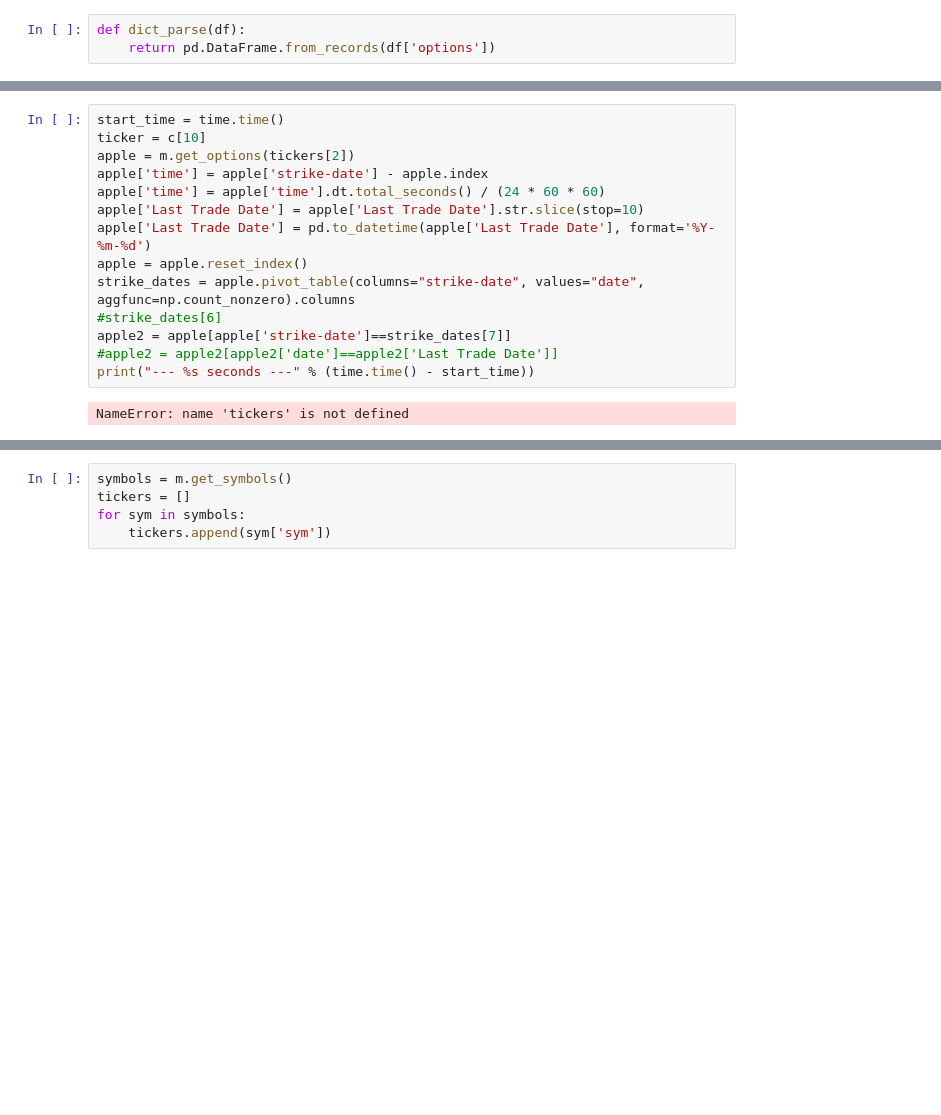
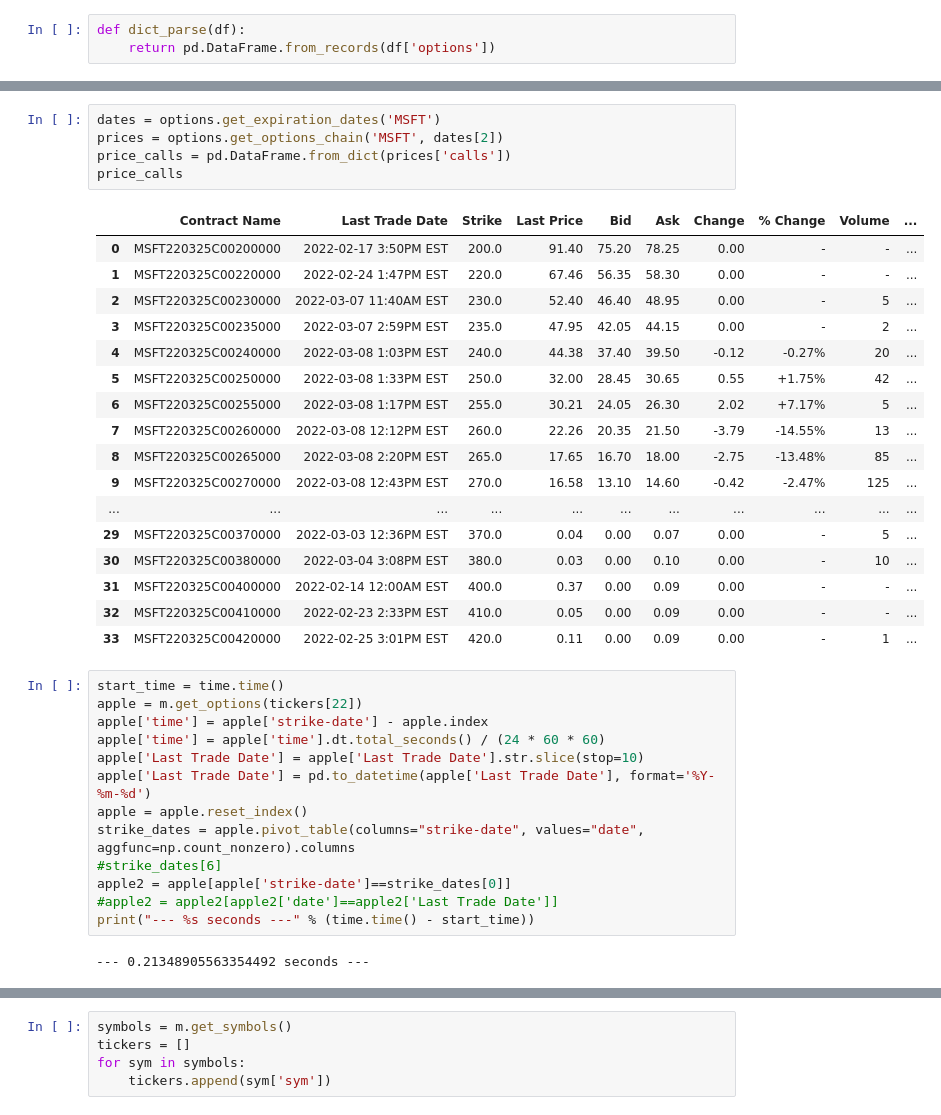
Before and after one commit to andermy/yahooScraper, a Jupyter notebook: test.ipynb, the cells around one changed output, grey strips where cells are left out. Cells and saved outputs as stored; diff of their text form; blank space fills up the shorter version.

```diff
--- a/test.ipynb
+++ b/test.ipynb
@@ -49,7 +57,29 @@ df1.describe()
+# %%
+dates = options.get_expiration_dates('MSFT')
+prices = options.get_options_chain('MSFT', dates[2])
+price_calls = pd.DataFrame.from_dict(prices['calls'])
+price_calls
+# %% [output]
+|  | Contract Name | Last Trade Date | Strike | Last Price | Bid | Ask | Change | % Change | Volume | ... |
+| 0 | MSFT220325C00200000 | 2022-02-17 3:50PM EST | 200.0 | 91.40 | 75.20 | 78.25 | 0.00 | - | - | ... |
+| 1 | MSFT220325C00220000 | 2022-02-24 1:47PM EST | 220.0 | 67.46 | 56.35 | 58.30 | 0.00 | - | - | ... |
+| 2 | MSFT220325C00230000 | 2022-03-07 11:40AM EST | 230.0 | 52.40 | 46.40 | 48.95 | 0.00 | - | 5 | ... |
+| 3 | MSFT220325C00235000 | 2022-03-07 2:59PM EST | 235.0 | 47.95 | 42.05 | 44.15 | 0.00 | - | 2 | ... |
+| 4 | MSFT220325C00240000 | 2022-03-08 1:03PM EST | 240.0 | 44.38 | 37.40 | 39.50 | -0.12 | -0.27% | 20 | ... |
+| 5 | MSFT220325C00250000 | 2022-03-08 1:33PM EST | 250.0 | 32.00 | 28.45 | 30.65 | 0.55 | +1.75% | 42 | ... |
+| 6 | MSFT220325C00255000 | 2022-03-08 1:17PM EST | 255.0 | 30.21 | 24.05 | 26.30 | 2.02 | +7.17% | 5 | ... |
+| 7 | MSFT220325C00260000 | 2022-03-08 12:12PM EST | 260.0 | 22.26 | 20.35 | 21.50 | -3.79 | -14.55% | 13 | ... |
+| 8 | MSFT220325C00265000 | 2022-03-08 2:20PM EST | 265.0 | 17.65 | 16.70 | 18.00 | -2.75 | -13.48% | 85 | ... |
+| 9 | MSFT220325C00270000 | 2022-03-08 12:43PM EST | 270.0 | 16.58 | 13.10 | 14.60 | -0.42 | -2.47% | 125 | ... |
+| ... | ... | ... | ... | ... | ... | ... | ... | ... | ... | ... |
+| 29 | MSFT220325C00370000 | 2022-03-03 12:36PM EST | 370.0 | 0.04 | 0.00 | 0.07 | 0.00 | - | 5 | ... |
+| 30 | MSFT220325C00380000 | 2022-03-04 3:08PM EST | 380.0 | 0.03 | 0.00 | 0.10 | 0.00 | - | 10 | ... |
+| 31 | MSFT220325C00400000 | 2022-02-14 12:00AM EST | 400.0 | 0.37 | 0.00 | 0.09 | 0.00 | - | - | ... |
+| 32 | MSFT220325C00410000 | 2022-02-23 2:33PM EST | 410.0 | 0.05 | 0.00 | 0.09 | 0.00 | - | - | ... |
+| 33 | MSFT220325C00420000 | 2022-02-25 3:01PM EST | 420.0 | 0.11 | 0.00 | 0.09 | 0.00 | - | 1 | ... |
 # %%
 start_time = time.time()
-ticker = c[10]
-apple = m.get_options(tickers[2])
+apple = m.get_options(tickers[22])
 apple['time'] = apple['strike-date'] - apple.index
 apple['time'] = apple['time'].dt.total_seconds() / (24 * 60 * 60)
 apple['Last Trade Date'] = apple['Last Trade Date'].str.slice(stop=10)
@@ -57,8 +87,8 @@ apple['Last Trade Date'] = pd.to_datetime(apple['Last Trade Date'], format='%Y-%
 apple = apple.reset_index()
 strike_dates = apple.pivot_table(columns="strike-date", values="date", aggfunc=np.count_nonzero).columns
 #strike_dates[6]
-apple2 = apple[apple['strike-date']==strike_dates[7]]
+apple2 = apple[apple['strike-date']==strike_dates[0]]
 #apple2 = apple2[apple2['date']==apple2['Last Trade Date']]
 print("--- %s seconds ---" % (time.time() - start_time))
 # %% [output]
-NameError: name 'tickers' is not defined
+--- 0.21348905563354492 seconds ---
```
Also changed, not shown: parts of 10 cells of this notebook, 2 other files.
